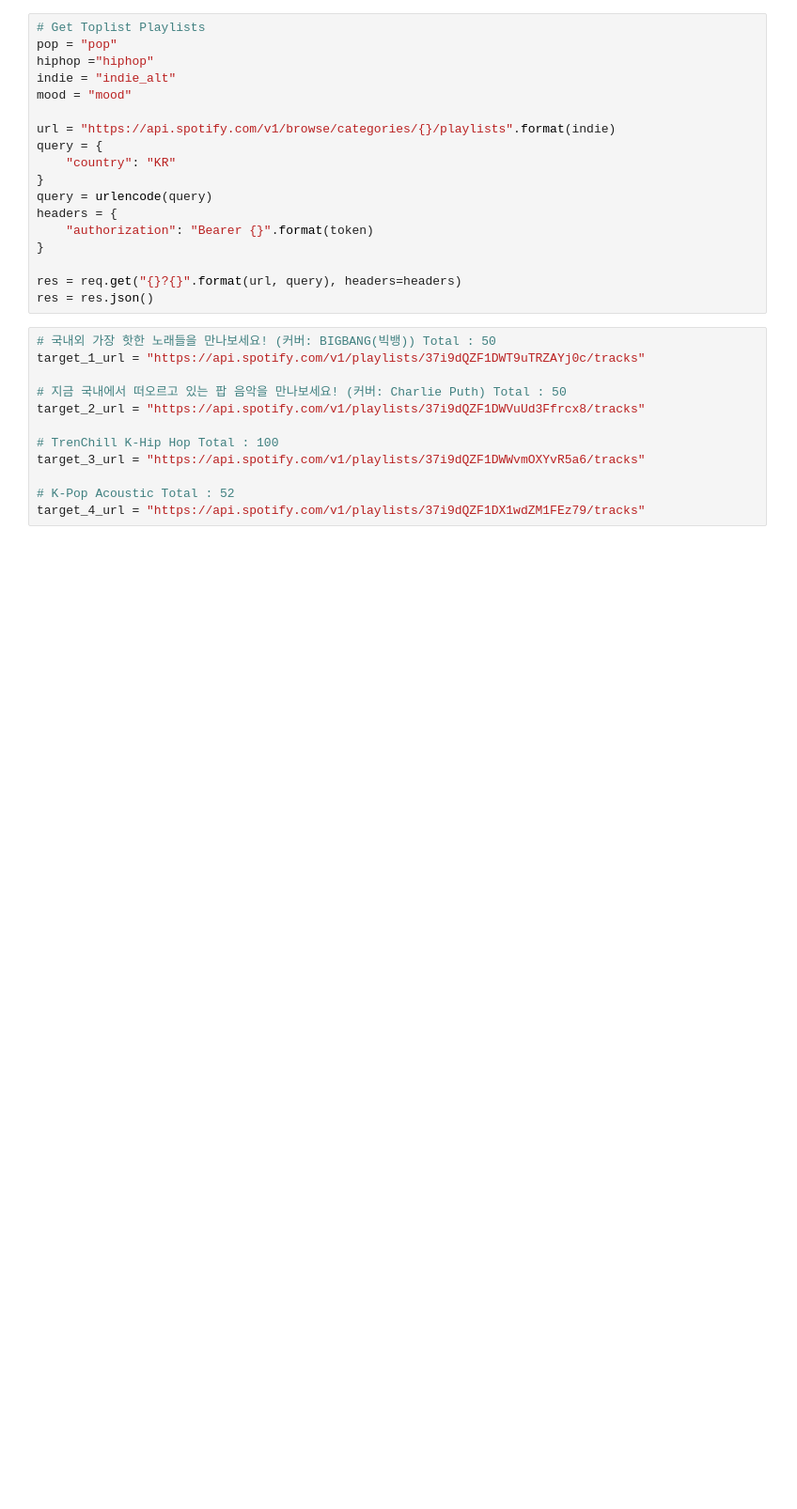
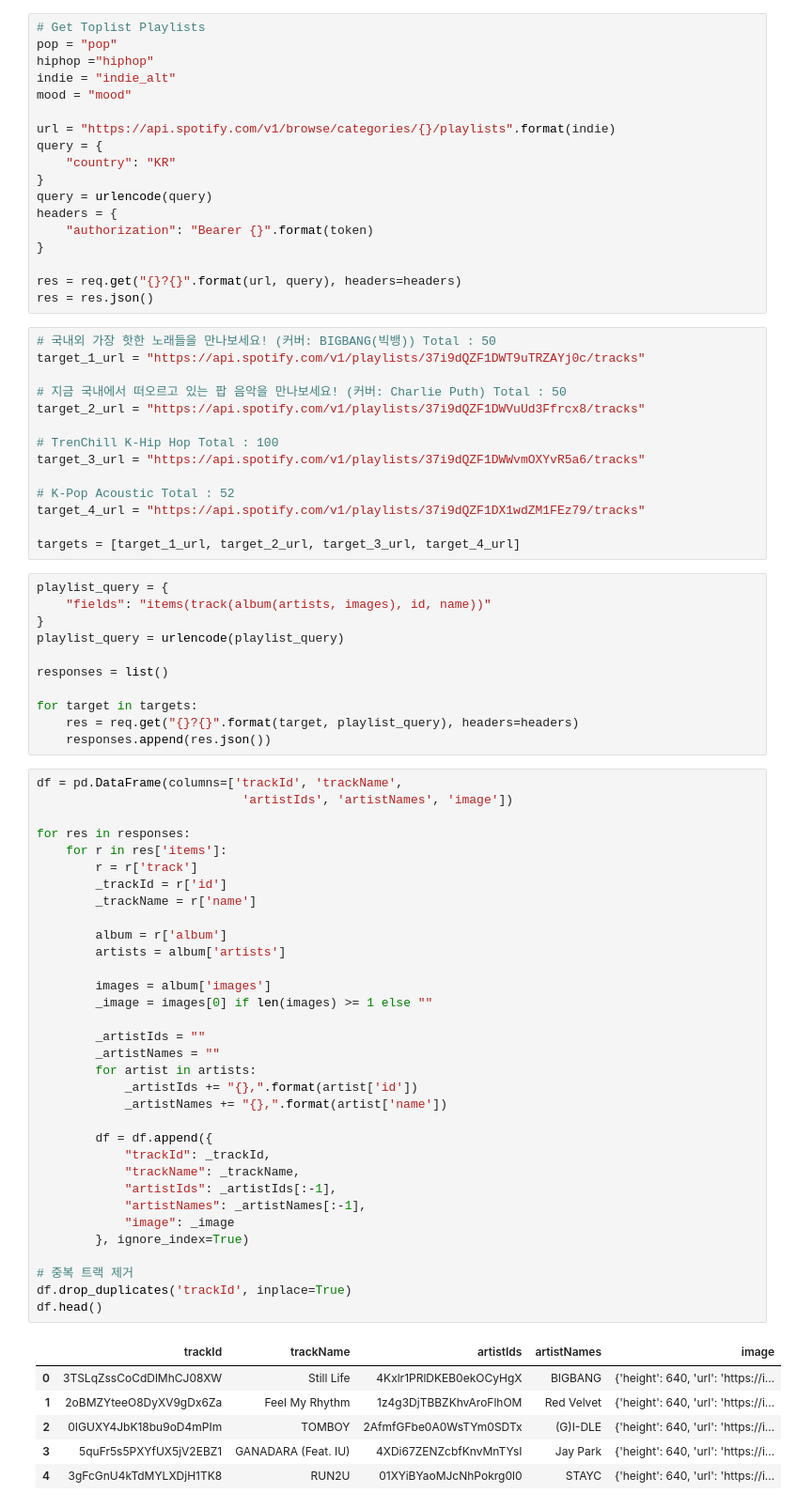
Before and after one commit to formegusto/research-muletter, a Jupyter notebook: pt7. web module test.ipynb, the cells around one changed output. Shown at 94% size. Cells and saved outputs as stored; diff of their text form; blank space fills up the shorter version.

```diff
--- a/pt7. web module test.ipynb
+++ b/pt7. web module test.ipynb
@@ -80,3 +77,56 @@ target_3_url = "https://api.spotify.com/v1/playlists/37i9dQZF1DWWvmOXYvR5a6/trac
 
 # K-Pop Acoustic Total : 52
 target_4_url = "https://api.spotify.com/v1/playlists/37i9dQZF1DX1wdZM1FEz79/tracks"
+
+targets = [target_1_url, target_2_url, target_3_url, target_4_url]
+# %%
+playlist_query = {
+    "fields": "items(track(album(artists, images), id, name))"
+}
+playlist_query = urlencode(playlist_query)
+
+responses = list()
+
+for target in targets:
+    res = req.get("{}?{}".format(target, playlist_query), headers=headers)
+    responses.append(res.json())
+# %%
+df = pd.DataFrame(columns=['trackId', 'trackName',
+                            'artistIds', 'artistNames', 'image'])
+
+for res in responses:
+    for r in res['items']:
+        r = r['track']
+        _trackId = r['id']
+        _trackName = r['name']
+
+        album = r['album']
+        artists = album['artists']
+
+        images = album['images']
+        _image = images[0] if len(images) >= 1 else ""
+
+        _artistIds = ""
+        _artistNames = ""
+        for artist in artists:
+            _artistIds += "{},".format(artist['id'])
+            _artistNames += "{},".format(artist['name'])
+
+        df = df.append({
+            "trackId": _trackId,
+            "trackName": _trackName,
+            "artistIds": _artistIds[:-1],
+            "artistNames": _artistNames[:-1],
+            "image": _image
+        }, ignore_index=True)
+
+# 중복 트랙 제거
+df.drop_duplicates('trackId', inplace=True)
+df.head()
+# %% [output]
+|  | trackId | trackName | artistIds | artistNames | image |
+| 0 | 3TSLqZssCoCdDlMhCJ08XW | Still Life | 4Kxlr1PRlDKEB0ekOCyHgX | BIGBANG | {'height': 640, 'url': 'https://i... |
+| 1 | 2oBMZYteeO8DyXV9gDx6Za | Feel My Rhythm | 1z4g3DjTBBZKhvAroFlhOM | Red Velvet | {'height': 640, 'url': 'https://i... |
+| 2 | 0IGUXY4JbK18bu9oD4mPIm | TOMBOY | 2AfmfGFbe0A0WsTYm0SDTx | (G)I-DLE | {'height': 640, 'url': 'https://i... |
+| 3 | 5quFr5s5PXYfUX5jV2EBZ1 | GANADARA (Feat. IU) | 4XDi67ZENZcbfKnvMnTYsI | Jay Park | {'height': 640, 'url': 'https://i... |
+| 4 | 3gFcGnU4kTdMYLXDjH1TK8 | RUN2U | 01XYiBYaoMJcNhPokrg0l0 | STAYC | {'height': 640, 'url': 'https://i... |
```
Also changed, not shown: parts of 2 cells of this notebook.
